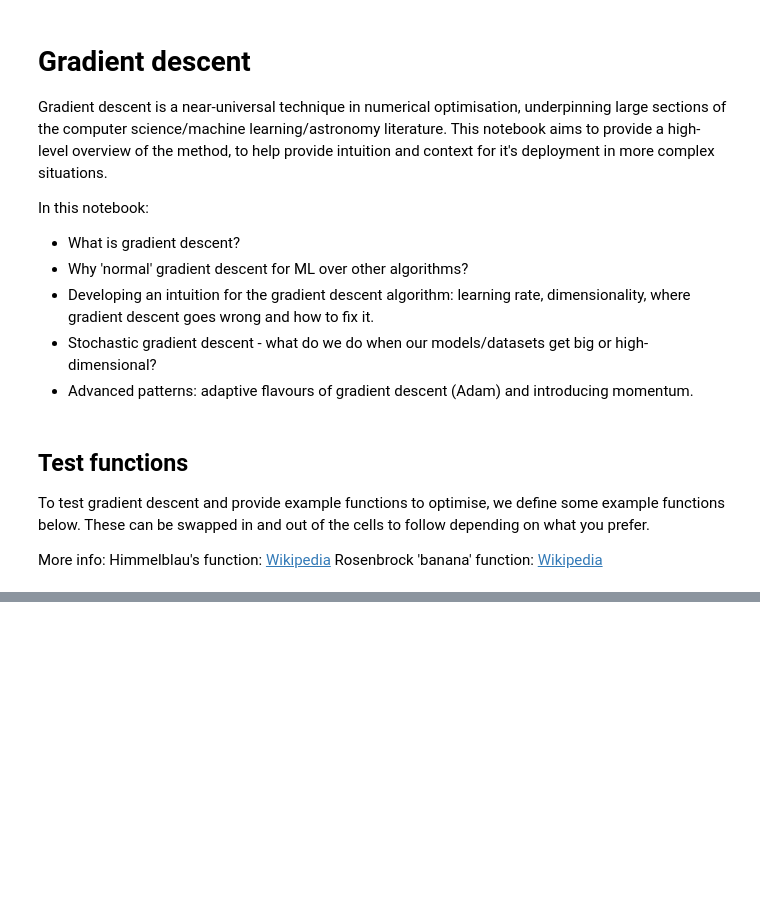
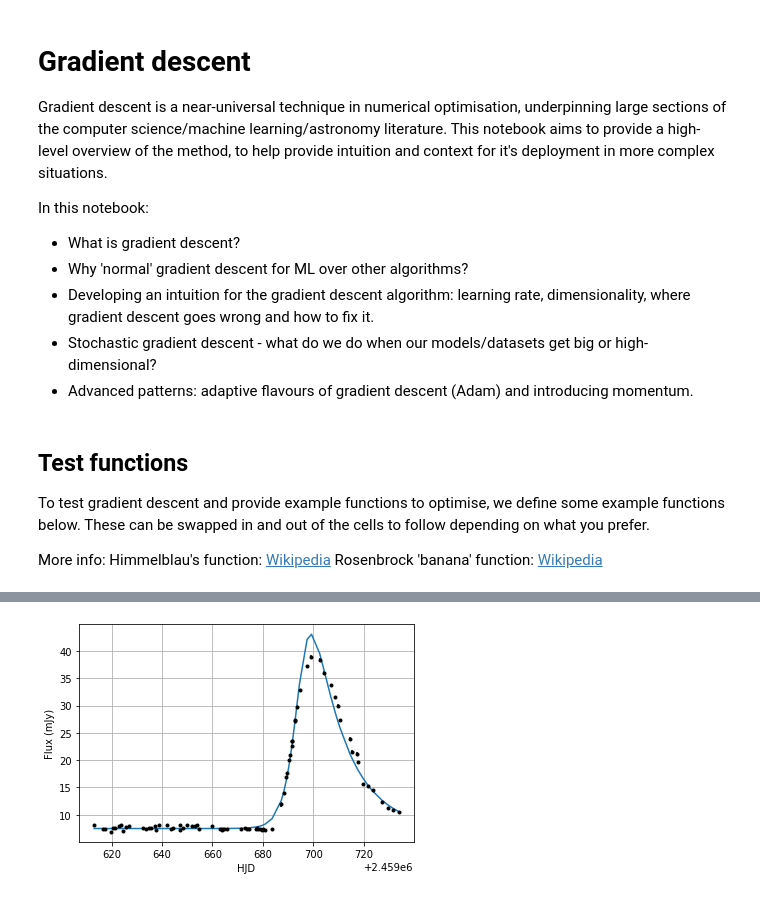
Before and after one commit to raphhbw/WAKE_workshops, a Jupyter notebook: machine_learning/session_01/s1_gradient_descent_full.ipynb, the cells around one changed output, grey strips where cells are left out. Saved outputs shown, nothing was run; the diff lists cells and outputs as text; code cells hidden in the pictures; blank space fills up the shorter version.

```diff
--- a/machine_learning/session_01/s1_gradient_descent_full.ipynb
+++ b/machine_learning/session_01/s1_gradient_descent_full.ipynb
@@ -63,0 +131,26 @@ Gradient descent
+# %%
+@jax.jit
+def grad_step(pars, t, flux, ferr):
+    model_pred = bazin_function(pars, t)
+    loss_value = huber_loss(flux, model_pred, yerr=ferr)
+    return loss_value
+
+jac_grad = jax.jit(jax.jacfwd(grad_step, argnums=0))
+# %%
+n_optim_steps = 10000
+eta = 5e-4
+
+_pars = jnp.array(pars_guess)
+
+parlist = jnp.zeros((n_optim_steps, _pars.shape[0]))
+losslist = jnp.zeros(n_optim_steps)
+
+for n in range(n_optim_steps):
+    loss = grad_step(_pars, t_obs, flux_obs, flux_err_obs)
+    grad = jnp.array(jac_grad(_pars, t_obs, flux_obs, flux_err_obs))
+    losslist = losslist.at[n].set(loss)
+    parlist = parlist.at[n, :].set(_pars)
+    _pars -= eta*grad
+
+    if not (n % 50):
+        print(f"step {n}:- loss: {loss:.3f} \ gradnorm: {jnp.linalg.norm(grad):.2f}")
@@ -63,0 +175,9 @@ Gradient descent
+# %%
+plt.errorbar(t_obs, flux_obs, yerr=flux_err_obs, fmt='.k')
+plt.plot(t_obs, bazin_function(_pars, t_obs))
+plt.xlabel("HJD")
+plt.ylabel("Flux (mJy)")
+plt.grid()
+plt.show()
+# %% [output]
+[figure, added]
```
Also changed, not shown: parts of 10 cells of this notebook.
